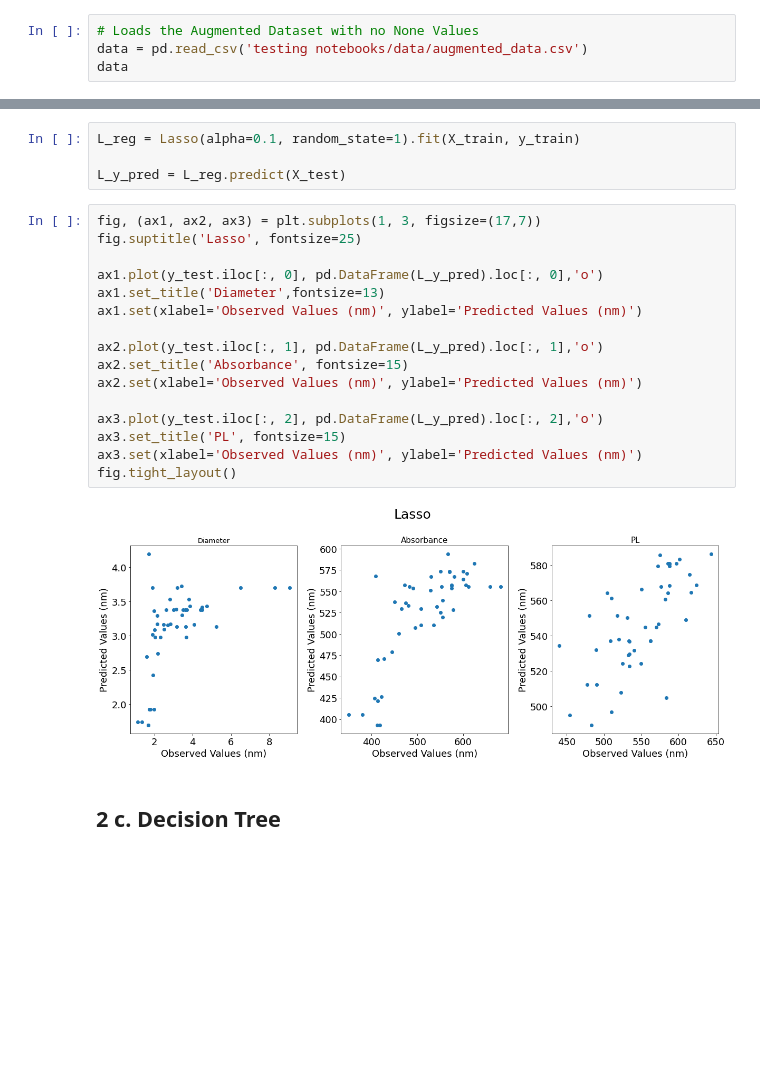
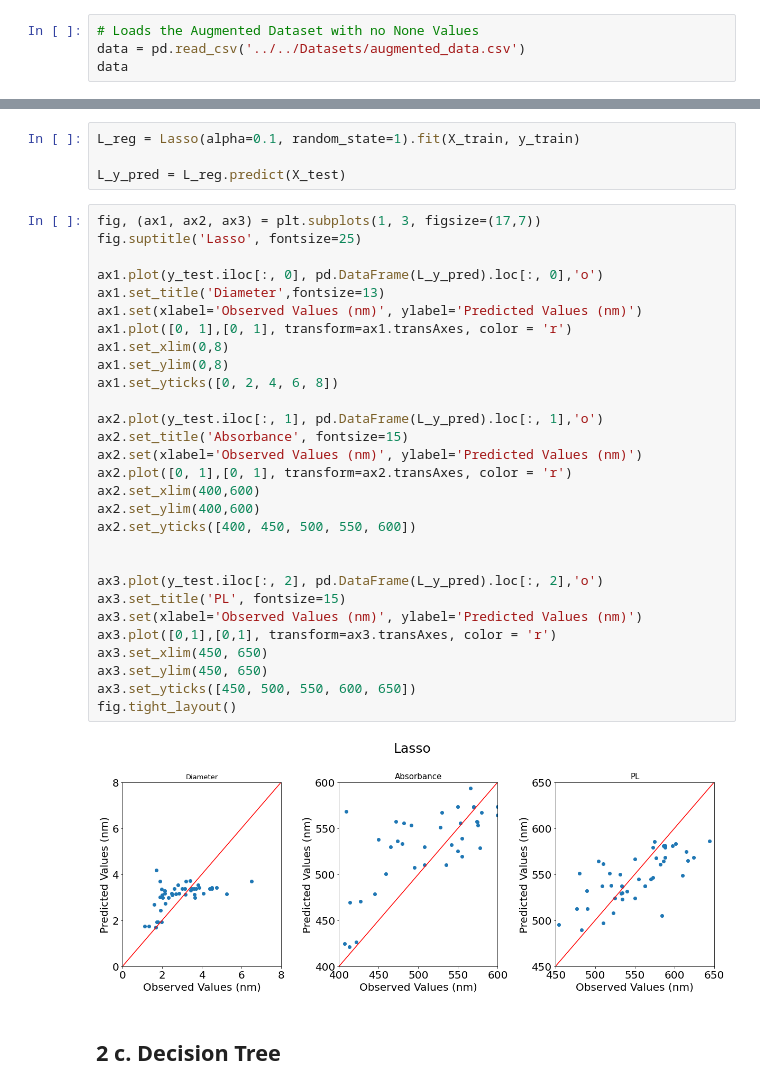
Before and after one commit to akkaneror/Hot_injection, a Jupyter notebook: hotdots/Usecase 2/Notebooks/Analysis/Analysis_Summary.ipynb, the cells around one changed output, grey strips where cells are left out. Cells and saved outputs as stored; diff of their text form; blank space fills up the shorter version.

Commit message:
analysis added graphs

```diff
--- a/hotdots/Usecase 2/Notebooks/Analysis/Analysis_Summary.ipynb
+++ b/hotdots/Usecase 2/Notebooks/Analysis/Analysis_Summary.ipynb
@@ -59,6 +73,6 @@ df.head()
 # %%
 # Loads the Augmented Dataset with no None Values
-data = pd.read_csv('testing notebooks/data/augmented_data.csv')
+data = pd.read_csv('../../Datasets/augmented_data.csv')
 data
 # %% [output]
 |  | Unnamed: 0 | Unnamed: 0.1 | Growth Temp (Celsius) | Metal_mmol (mmol) | Chalcogen_mmol (mmol) | ... |
@@ -548,21 +574,34 @@ L_y_pred = L_reg.predict(X_test)
 # %%
 fig, (ax1, ax2, ax3) = plt.subplots(1, 3, figsize=(17,7))
 fig.suptitle('Lasso', fontsize=25)
 
 ax1.plot(y_test.iloc[:, 0], pd.DataFrame(L_y_pred).loc[:, 0],'o')
 ax1.set_title('Diameter',fontsize=13)
 ax1.set(xlabel='Observed Values (nm)', ylabel='Predicted Values (nm)')
+ax1.plot([0, 1],[0, 1], transform=ax1.transAxes, color = 'r')
+ax1.set_xlim(0,8)
+ax1.set_ylim(0,8)
+ax1.set_yticks([0, 2, 4, 6, 8])
 
 ax2.plot(y_test.iloc[:, 1], pd.DataFrame(L_y_pred).loc[:, 1],'o')
 ax2.set_title('Absorbance', fontsize=15)
 ax2.set(xlabel='Observed Values (nm)', ylabel='Predicted Values (nm)')
+ax2.plot([0, 1],[0, 1], transform=ax2.transAxes, color = 'r')
+ax2.set_xlim(400,600)
+ax2.set_ylim(400,600)
+ax2.set_yticks([400, 450, 500, 550, 600])
+
 
 ax3.plot(y_test.iloc[:, 2], pd.DataFrame(L_y_pred).loc[:, 2],'o')
 ax3.set_title('PL', fontsize=15)
 ax3.set(xlabel='Observed Values (nm)', ylabel='Predicted Values (nm)')
+ax3.plot([0,1],[0,1], transform=ax3.transAxes, color = 'r')
+ax3.set_xlim(450, 650)
+ax3.set_ylim(450, 650)
+ax3.set_yticks([450, 500, 550, 600, 650])
 fig.tight_layout()
 # %% [output]
-[figure, old version]
+[figure, new version]
 # %% [markdown]
 ## 2 c. Decision Tree
 # %%
```
Also changed, not shown: parts of 23 cells of this notebook, 1 other file.
